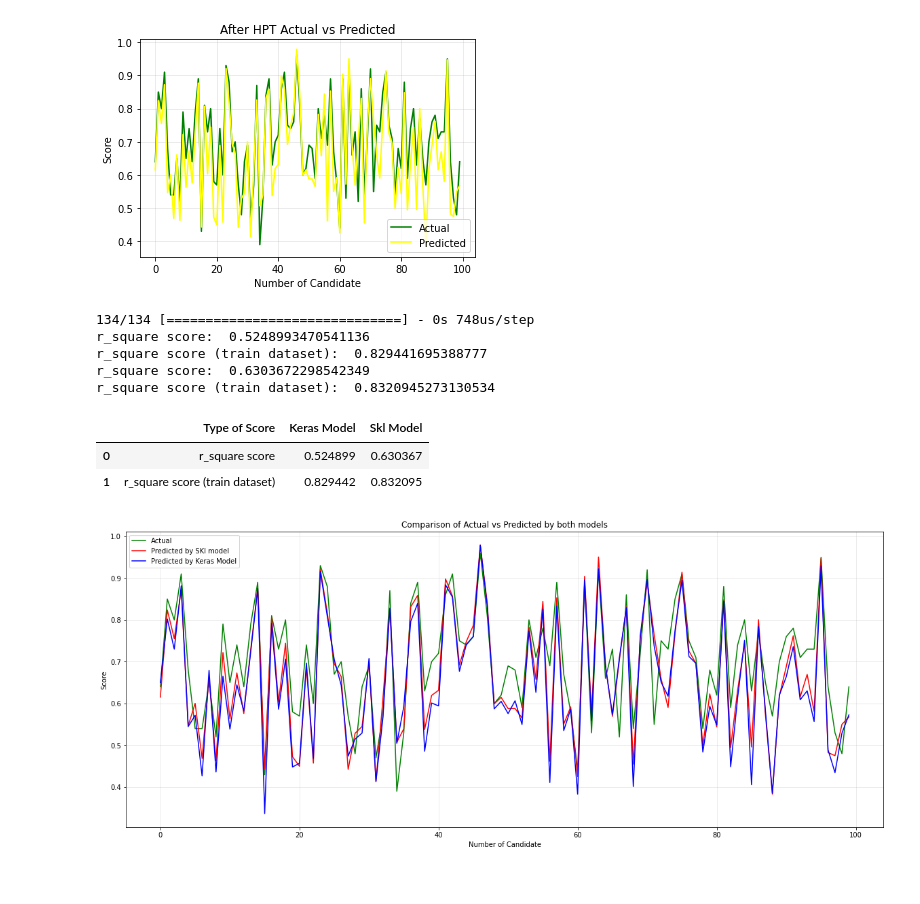
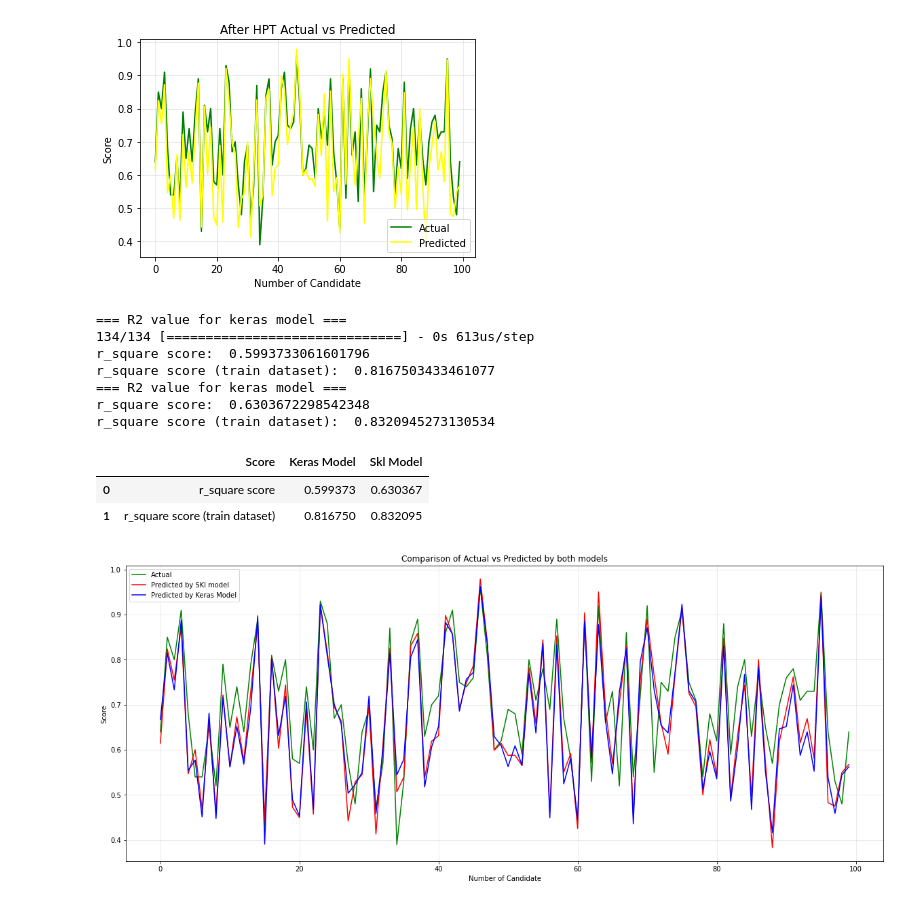
Before and after one commit to amx4/AdmisionLinearRegression_Keras_SKL_GridSearch, a Jupyter notebook: admissionprediction_regression_nnetwork_keras.ipynb, the cells around one changed output. Drawn from its saved outputs; the diff is of its cells as text; code cells hidden in the pictures.

```diff
--- a/admissionprediction_regression_nnetwork_keras.ipynb
+++ b/admissionprediction_regression_nnetwork_keras.ipynb
@@ -433,12 +437,7 @@ hyper_params = [{'n_features_to_select': list(range(1, 9))}]
 rfe = RFE(lr_model)
 
 # 3.2 call GridSearchCV()
-model_cv = GridSearchCV(estimator = rfe,
-                        param_grid = hyper_params,
-                        scoring= 'r2',
-                        cv = folds,
-                        verbose = 1,
-                        return_train_score=True)
+model_cv = GridSearchCV(estimator = rfe, param_grid = hyper_params, scoring= 'r2',cv = folds, verbose = 1,return_train_score=True)
 
 # fit the model
 model_cv.fit(X_train, y_train)
@@ -534,39 +533,44 @@ plt.show()
 [figure]
 # %%
 #print(getscore(lr_pred, lr_model.predict), getkerasscore())
+print("=== R2 value for keras model ===")
 r2k = list(getkerasscore())
+
+print("=== R2 value for keras model ===")
 r2sk = list(getscore(lr_pred, lr_model.predict))
 # %% [output]
-134/134 [==============================] - 0s 748us/step
-r_square score:  0.5248993470541136
-r_square score (train dataset):  0.829441695388777
-r_square score:  0.6303672298542349
+=== R2 value for keras model ===
+134/134 [==============================] - 0s 613us/step
+r_square score:  0.5993733061601796
+r_square score (train dataset):  0.8167503433461077
+=== R2 value for keras model ===
+r_square score:  0.6303672298542348
 r_square score (train dataset):  0.8320945273130534
 # %%
 #r2_score(y_test,prediction)
 r2keras = r2_score(y_train,train_prediction)
 r2sklearn = r2_score(y_test, lr_pred)
-scoresdf = pd.DataFrame(columns= ["Type of Score", "Keras Model", "Skl Model"])
-scoresdf["Type of Score"] = ["r_square score", "r_square score (train dataset)"]
+scoresdf = pd.DataFrame(columns= ["Score", "Keras Model", "Skl Model"])
+scoresdf["Score"] = ["r_square score", "r_square score (train dataset)"]
 scoresdf["Keras Model"] = r2k
 scoresdf["Skl Model"] = r2sk
 scoresdf
 # %% [output]
-|  | Type of Score | Keras Model | Skl Model |
-| 0 | r_square score | 0.524899 | 0.630367 |
-| 1 | r_square score (train dataset) | 0.829442 | 0.832095 |
+|  | Score | Keras Model | Skl Model |
+| 0 | r_square score | 0.599373 | 0.630367 |
+| 1 | r_square score (train dataset) | 0.816750 | 0.832095 |
 # %%
 #Visualising the Acutal and predicted Result
 fig = plt.figure(figsize= [20,8])
 plt.plot(y_test, color = 'green', label = 'Actual')
-plt.plot(y_pred, color = 'red', label = 'Predicted by SKl model')
+plt.plot(lr_pred, color = 'red', label = 'Predicted by SKl model')
 plt.plot(prediction, color = 'blue', label = 'Predicted by Keras Model')
 
 plt.grid(alpha = 0.3)
 plt.xlabel('Number of Candidate')
 plt.ylabel('Score')
 plt.title('Comparison of Actual vs Predicted by both models')
 plt.legend()
 plt.show()
 # %% [output]
-[figure, old version]
+[figure, new version]
```
Also changed, not shown: parts of 17 cells of this notebook.
